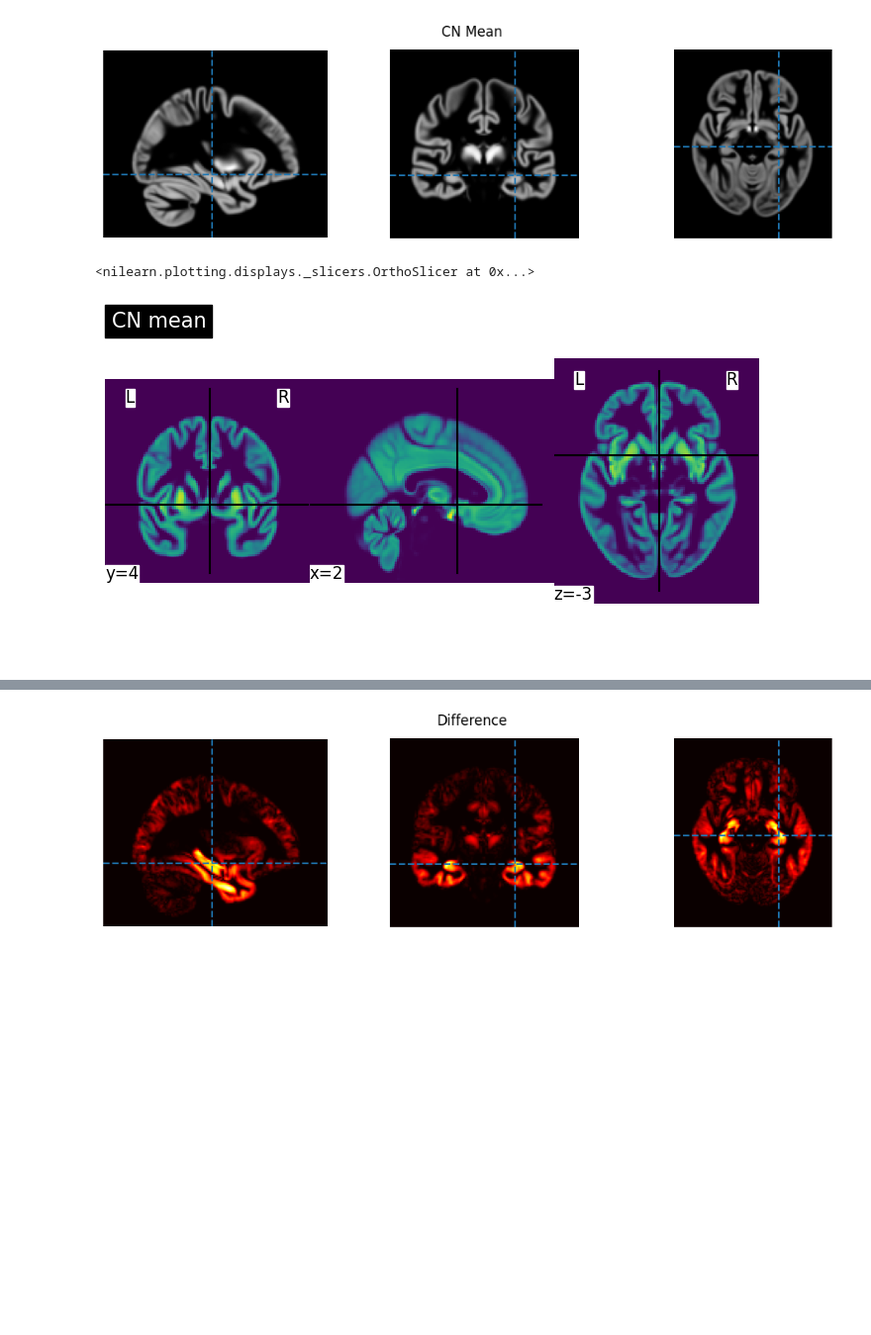
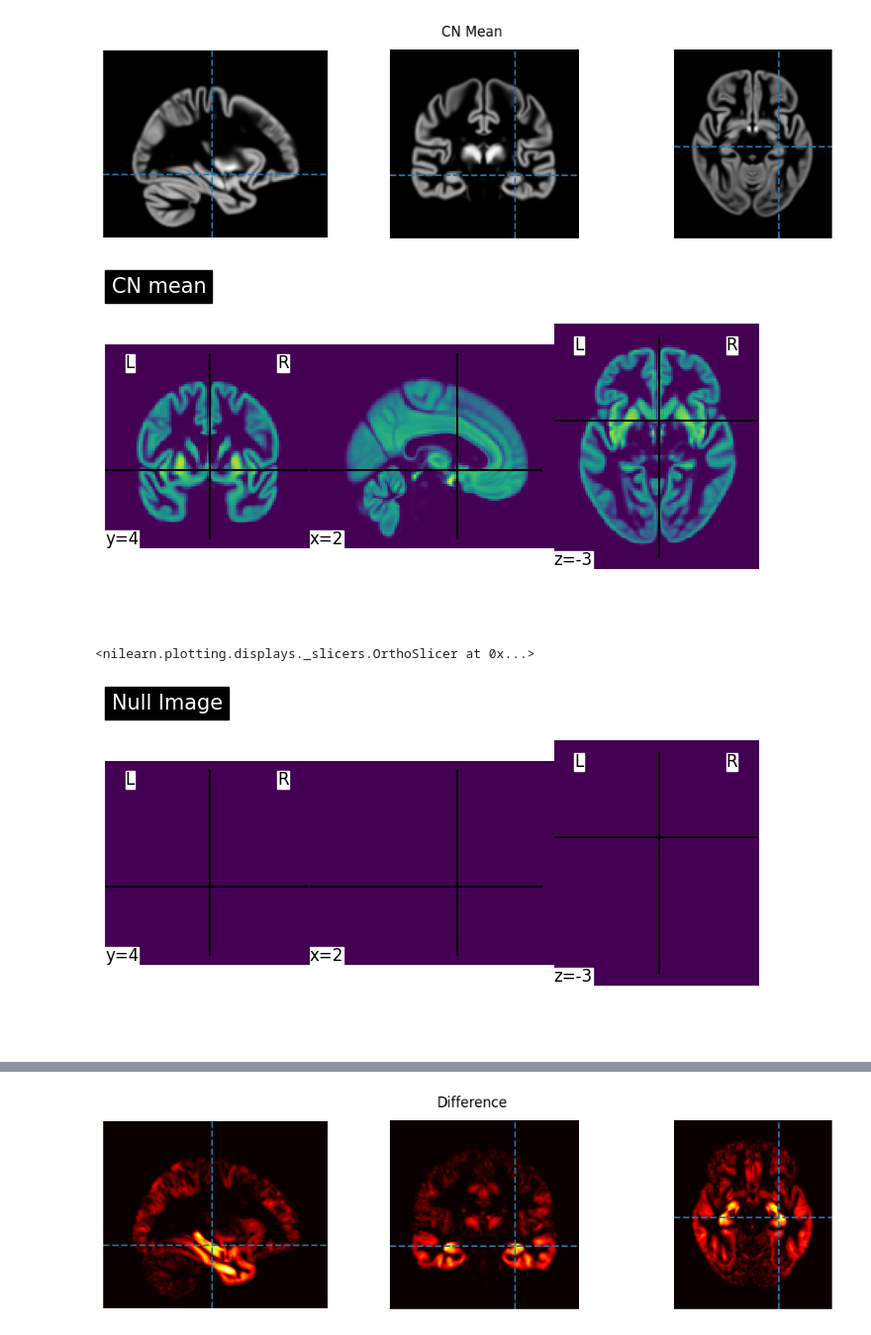
Before and after one commit to bckrlab/ad-fidelity, a Jupyter notebook: reports/adni-eda.ipynb, the cells around one changed output, grey strips where cells are left out. Shown at 99% size. Saved outputs shown, nothing was run; the diff lists cells and outputs as text; code cells hidden in the pictures; blank space fills up the shorter version.

```diff
--- a/reports/adni-eda.ipynb
+++ b/reports/adni-eda.ipynb
@@ -111,7 +111,12 @@ plot_slices(mu_cn, xyz, cmap="binary_r", suptitle="CN Mean");
 # %% [output]
 [figure]
 # %%
-nil.plotting.plot_img(nib.Nifti1Image(mu_cn, affine), title="CN mean")
+mu_cn_display = nil.plotting.plot_img(nib.Nifti1Image(mu_cn, affine), title="CN mean")
 # %% [output]
-<nilearn.plotting.displays._slicers.OrthoSlicer at 0x...>
 [figure]
+# %%
+null_img = np.zeros_like(mu_cn)
+nil.plotting.plot_img(nib.Nifti1Image(null_img, affine), title="Null Image", cut_coords=mu_cn_display.cut_coords)
+# %% [output]
+<nilearn.plotting.displays._slicers.OrthoSlicer at 0x...>
+[figure, added]
```
Also changed, not shown: parts of 10 cells of this notebook, 3 other files.
